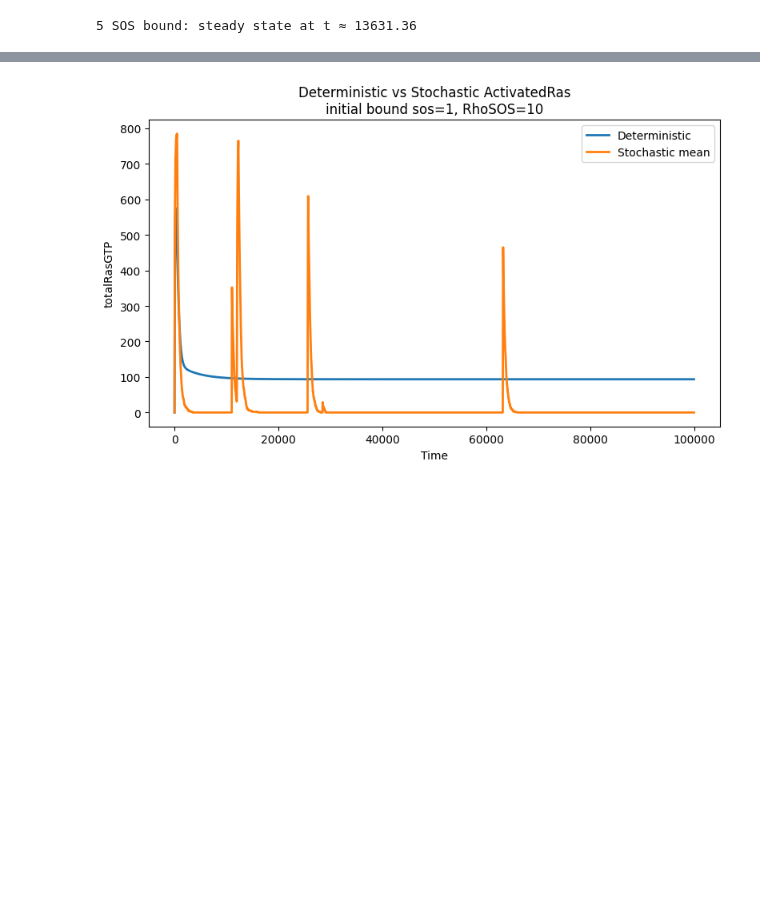
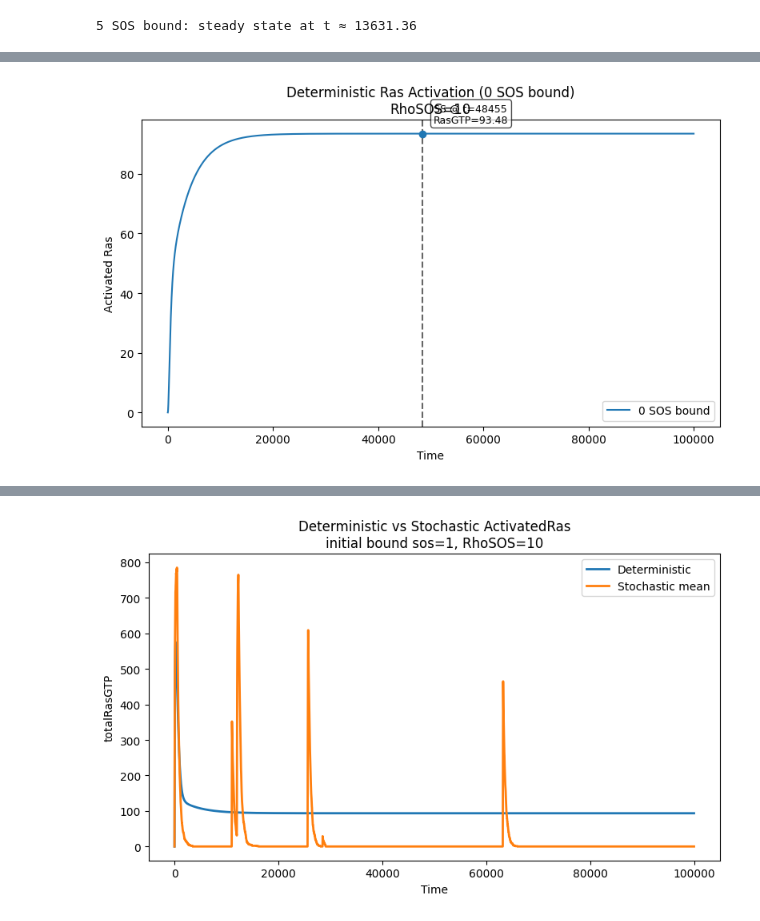
Before and after one commit to kyonosh/RasActivation-Simulator, a Jupyter notebook: timeSS.ipynb, the cells around one changed output, grey strips where cells are left out. Drawn from its saved outputs; the diff is of its cells as text; code cells hidden in the pictures; blank space fills up the shorter version.

```diff
--- a/timeSS.ipynb
+++ b/timeSS.ipynb
@@ -213,0 +198,81 @@ for n_bound in n_bound_list:
+# %%
+import bionetgen
+import numpy as np
+import matplotlib.pyplot as plt
+
+#modelName = "Model2bound"
+modelName = "Model1bound"
+RasTotal = 1000
+RhoSOS = 10
+n_bound_list = [0, 1, 2, 3, 4, 5]
+
+t_end = 100000
+n_steps = 10000
+
+# steady state tolerance
+tol = 1e-8
+window = 20
+
+for n_bound in n_bound_list:
+
+    model = bionetgen.bngmodel(modelName + ".bngl")
+    sim = model.setup_simulator()
+    sim.setIntegrator('cvode')
+
+    # set parameters
+    sim.RasTotal = RasTotal - n_bound
+    sim.initialBoundSOS = n_bound
+    sim.RhoSOS = RhoSOS
+    sim.reset()
+
+    sim.selections = ['time', 'totalRasGTP', 'totalBoundSOS', 'TotalRas']
+    traj = sim.simulate(0, t_end, n_steps)
+
+    time = traj[:, 0]
+    ras_gtp = traj[:, 1]
+
+  # relative change
+    rel_change = np.abs(np.diff(ras_gtp)) / np.maximum(np.abs(ras_gtp[:-1]), 1e-12)
+
+    steady_idx = None
+    for i in range(len(rel_change) - window):
+        if np.all(rel_change[i:i+window] < tol):
+            steady_idx = i
+            break
+
+    if steady_idx is not None:
+        t_steady = time[steady_idx]
+        y_steady = ras_gtp[steady_idx]
+        print(f"{n_bound} SOS bound - steady state at t ≈ {t_steady:.1f}, RasGTP ≈ {y_steady:.3f}")
+    else:
+        t_steady = None
+        y_steady = None
+        print(f"{n_bound} SOS bound - steady state NOT reached")
+
+    ###
+    plt.figure(figsize=(8,5))
+    plt.plot(time, ras_gtp, label=f'{n_bound} SOS bound')
+
+    if t_steady is not None:
+        # vertical line at steady state
+        plt.axvline(t_steady, color='k', linestyle='--', alpha=0.6)
+
+        plt.scatter(t_steady, y_steady, zorder=5)
+
+        # label point
+        plt.annotate(
+            f'SS @ t={t_steady:.0f}\nRasGTP={y_steady:.2f}',
+            xy=(t_steady, y_steady),
+            xytext=(10, 10),
+            textcoords='offset points',
+            fontsize=9,
+            bbox=dict(boxstyle='round,pad=0.3', fc='white', alpha=0.7)
+        )
+
+    plt.xlabel('Time')
+    plt.ylabel('Activated Ras')
+    plt.title(f'Deterministic Ras Activation ({n_bound} SOS bound)\nRhoSOS={RhoSOS}')
+    plt.legend()
+    plt.tight_layout()
+    plt.show()
+# %% [output]
@@ -213,0 +280 @@ for n_bound in n_bound_list:
+[figure, added]
```
Also changed, not shown: parts of 14 cells of this notebook.
